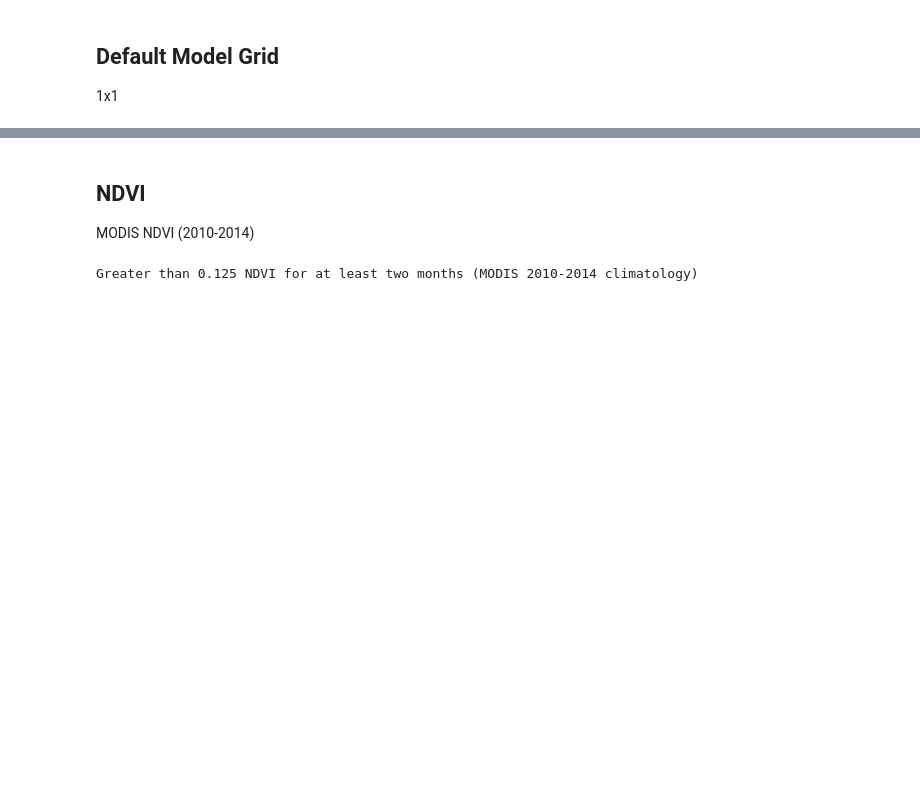
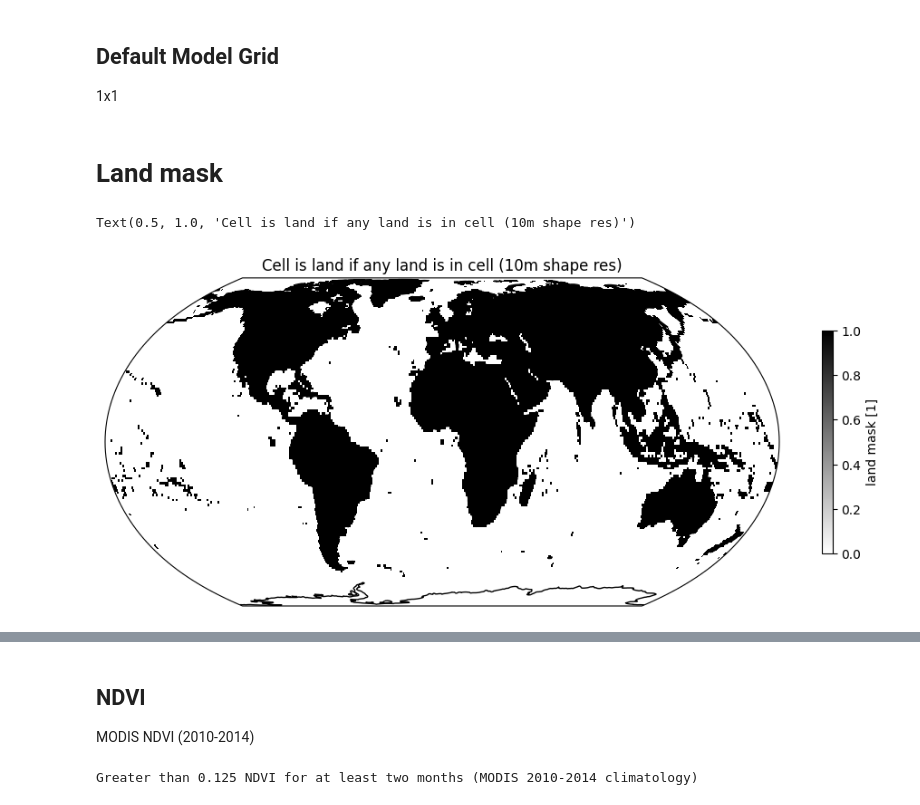
Before and after one commit to gchi-dev/gchi, a Jupyter notebook: processed_input_stream/create_gchi_inputs_misc.ipynb, the cells around one changed output, grey strips where cells are left out. Drawn from its saved outputs; the diff is of its cells as text; code cells hidden in the pictures; blank space fills up the shorter version.

Commit message:
mask creation code dirty

```diff
--- a/processed_input_stream/create_gchi_inputs_misc.ipynb
+++ b/processed_input_stream/create_gchi_inputs_misc.ipynb
@@ -14,0 +31,51 @@ target_grid.to_netcdf("maskdata/prof/gchi_targetgrid_1x1_global_20260326.nc")
+# %% [markdown]
+# Land mask
+# %%
+grid = xr.open_dataset("../prod/gchi_targetgrid_1x1_global_20260326.nc")
+lons = grid.lon.values
+lats = grid.lat.values
+
+with fiona.open("/vsicurl/https://raw.githubusercontent.com/nvkelso/natural-earth-vector/master/10m_physical/ne_10m_land.shp") as src:
+    geometries = [shape(f["geometry"]) for f in src]
+
+lons_180 = (lons + 180) % 360 - 180
+lats_nn = np.sort(lats)[::-1]
+
+transform = from_bounds(-180, -90, 180, 90, len(lons_180), len(lats_nn))
+mask = rasterize(
+    ((g, 1) for g in geometries),
+    out_shape=(len(lats_nn), len(lons_180)),
+    transform=transform,
+    fill=0,
+    all_touched=True,
+    dtype="uint8",
+).astype(bool)
+
+ds = xr.DataArray(mask, coords=[lats_nn, lons_180], dims=["lat", "lon"]).to_dataset(name="land_mask")
+ds = ds.reindex(lat=lats, lon=lons_180[np.argsort(lons_180)])
+ds = ds.assign_coords(lon=lons)
+ds = ds.where(ds.lat > -60, 0) # mask antarctica
+
+ds["lat"].attrs = {"units": "degrees_north", "standard_name": "latitude",  "long_name": "latitude",  "axis": "Y"}
+ds["lon"].attrs = {"units": "degrees_east",  "standard_name": "longitude", "long_name": "longitude", "axis": "X"}
+ds["land_mask"].attrs = {
+    "long_name":     "land mask",
+    "standard_name": "land_binary_mask",
+    "units":         "1",
+    "flag_values":   "0 1",
+    "flag_meanings": "ocean land",
+    "source":        "Natural Earth 10m land polygons (ne_10m_land.shp)",
+    "rasterize":     "all_touched=True — cell is land if any part overlaps a land polygon",
+}
+ds.attrs = {
+    "title":       "Land boolean mask",
+}
+ds.to_netcdf("../prod/land_mask_any_touch_20260401.nc")
+
+fig, ax = plt.subplots(figsize=(12,8),subplot_kw={"projection": ccrs.EqualEarth()})
+ax.coastlines()
+ds.land_mask.plot(cmap="binary", transform=ccrs.PlateCarree(), cbar_kwargs={"shrink":0.4})
+plt.title("Cell is land if any land is in cell (10m shape res)")
+# %% [output]
+Text(0.5, 1.0, 'Cell is land if any land is in cell (10m shape res)')
+[figure, added]
```
Also changed, not shown: parts of 34 cells of this notebook.
